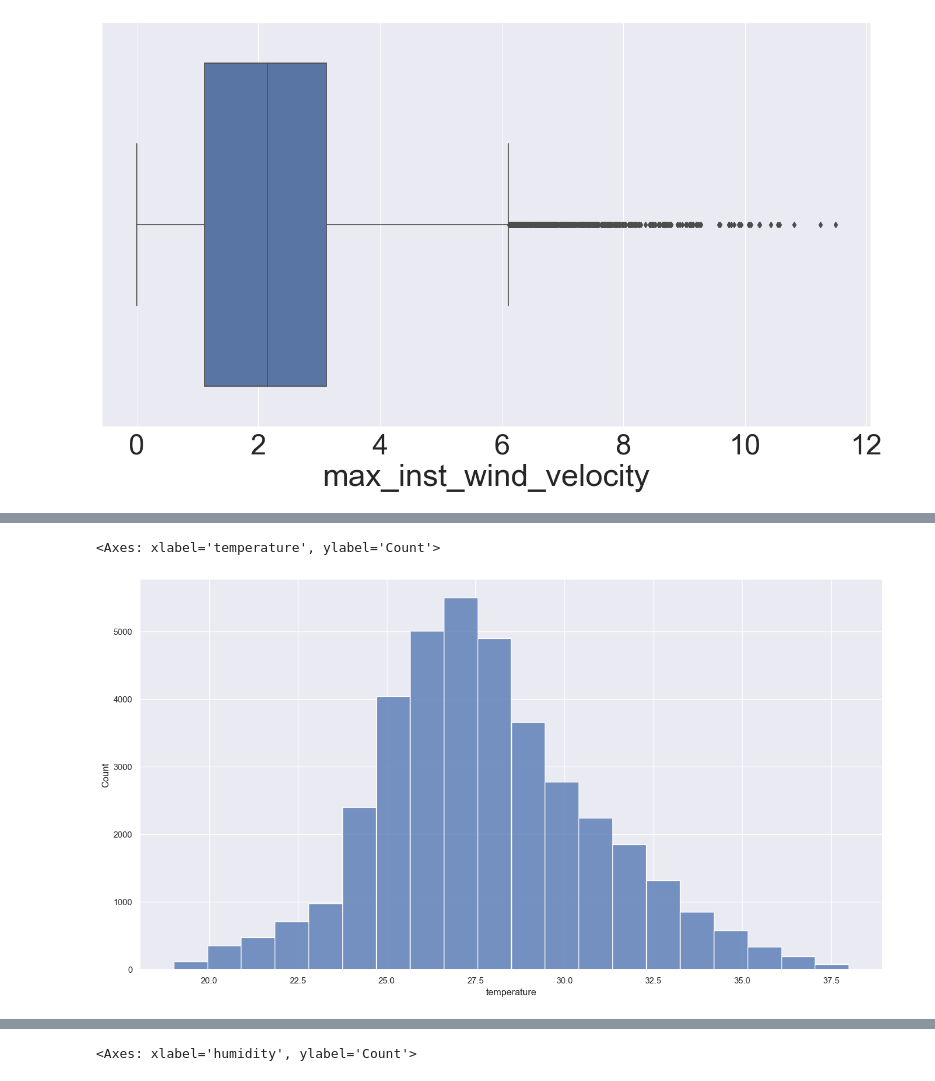
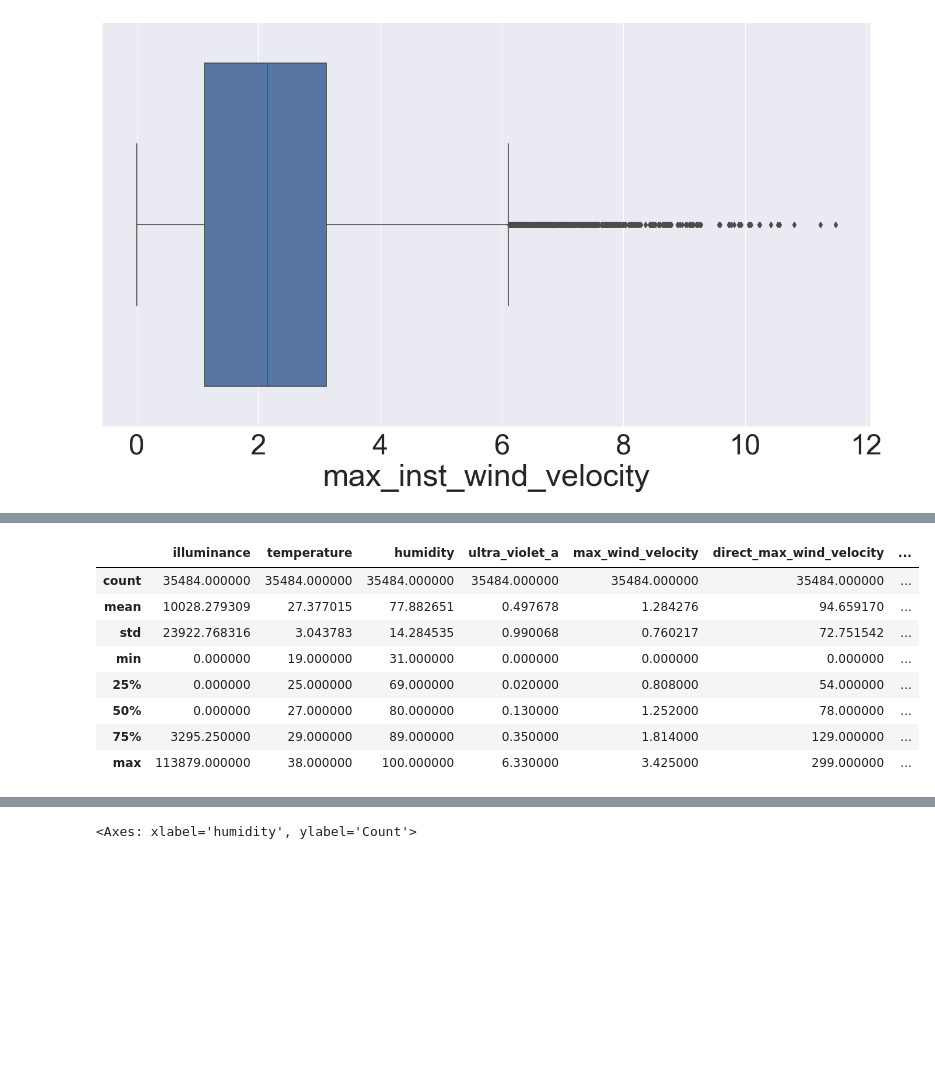
Before and after one commit to chusanapunn/SmartEnvi_AY3T2, a Jupyter notebook: smartEnviA.ipynb, the cells around one changed output, grey strips where cells are left out. Saved outputs shown, nothing was run; the diff lists cells and outputs as text; code cells hidden in the pictures; blank space fills up the shorter version.

```diff
--- a/smartEnviA.ipynb
+++ b/smartEnviA.ipynb
@@ -270,5 +264,13 @@ sns.histplot(data=cut_df, x="wind_velocity",bins=45)
-# %%
-sns.histplot(data=cut_df, x="temperature",bins=20)
-# %% [output]
-<Axes: xlabel='temperature', ylabel='Count'>
-[figure, removed]
+# %%
+cut_df=cut_df.drop("ultra_violet_b",axis=1)
+cut_df.describe()
+# %% [output]
+|  | illuminance | temperature | humidity | ultra_violet_a | max_wind_velocity | direct_max_wind_velocity | ... |
+| count | 35484.000000 | 35484.000000 | 35484.000000 | 35484.000000 | 35484.000000 | 35484.000000 | ... |
+| mean | 10028.279309 | 27.377015 | 77.882651 | 0.497678 | 1.284276 | 94.659170 | ... |
+| std | 23922.768316 | 3.043783 | 14.284535 | 0.990068 | 0.760217 | 72.751542 | ... |
+| min | 0.000000 | 19.000000 | 31.000000 | 0.000000 | 0.000000 | 0.000000 | ... |
+| 25% | 0.000000 | 25.000000 | 69.000000 | 0.020000 | 0.808000 | 54.000000 | ... |
+| 50% | 0.000000 | 27.000000 | 80.000000 | 0.130000 | 1.252000 | 78.000000 | ... |
+| 75% | 3295.250000 | 29.000000 | 89.000000 | 0.350000 | 1.814000 | 129.000000 | ... |
+| max | 113879.000000 | 38.000000 | 100.000000 | 6.330000 | 3.425000 | 299.000000 | ... |
```
Also changed, not shown: parts of 5 cells of this notebook.
